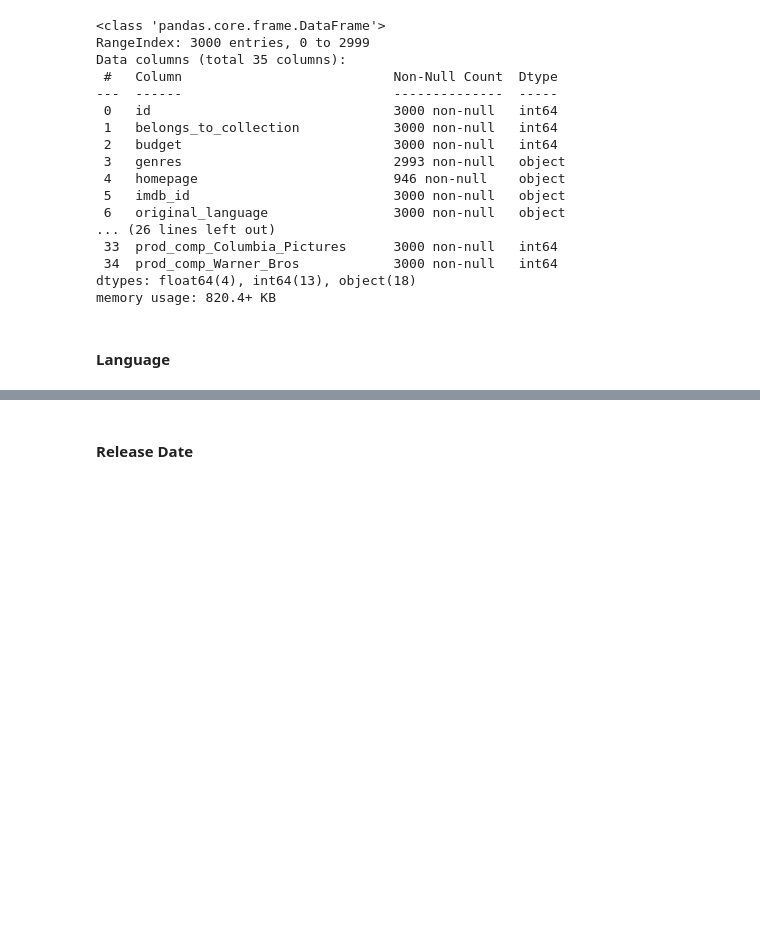
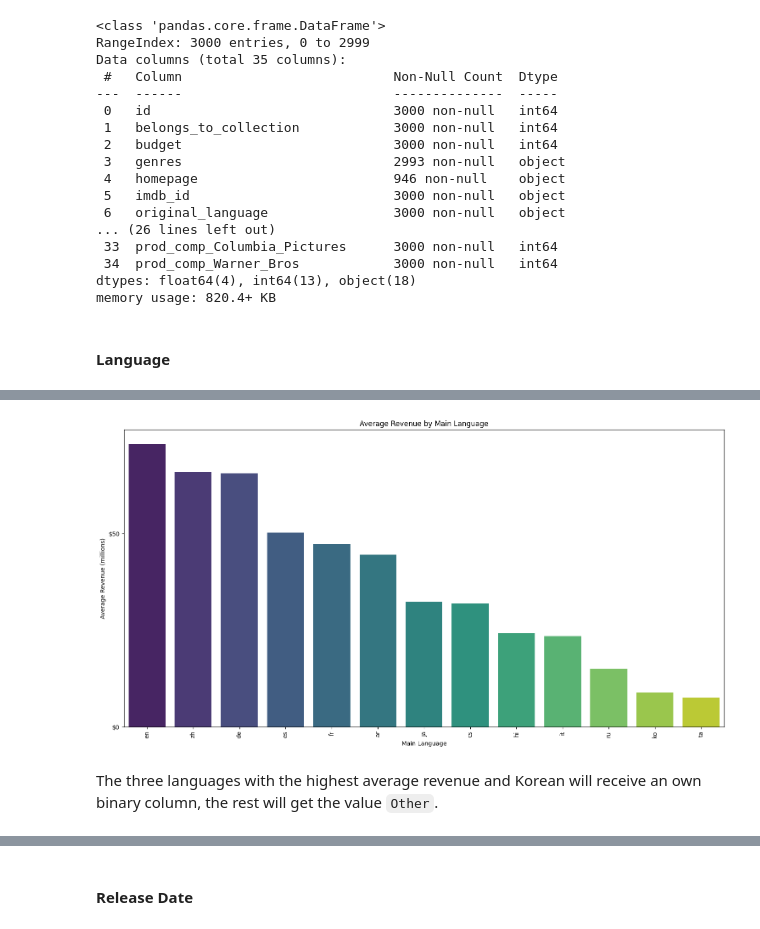
Before and after one commit to 1oannis/tmdb-machine-learning, a Jupyter notebook: tmdb.ipynb, the cells around one changed output, grey strips where cells are left out. Cells and saved outputs as stored; diff of their text form; code cells hidden in the pictures; blank space fills up the shorter version.

Commit message:
feat add language and gradient boosting

```diff
--- a/tmdb.ipynb
+++ b/tmdb.ipynb
@@ -443,0 +455,12 @@ memory usage: 820.4+ KB
+# %%
+# Create a new column 'main_language' with the iso_639_1 value of the first index
+train['main_language'] = train['spoken_languages'].apply(lambda x: ast.literal_eval(x)[0]['iso_639_1'] if pd.notna(x) and ast.literal_eval(x) else None)
+
+# Correct 'cn' to 'zh'
+train['main_language'] = train['main_language'].replace({'cn': 'zh'})
+
+# Count the occurrences of each main language
+main_language_counts = train['main_language'].value_counts()
+
+# Print the ordered list
+main_language_counts.head(10)
@@ -443,0 +480,27 @@ memory usage: 820.4+ KB
+# %%
+# Filter main languages with more than 10 appearances
+valid_languages = main_language_counts[main_language_counts > 10].index
+
+# Filter the train dataframe to include only valid languages
+filtered_train = train[train['main_language'].isin(valid_languages)]
+
+# Calculate the average revenue for each main language
+language_revenue = filtered_train.groupby('main_language')['revenue'].mean().reset_index()
+
+# Sort the languages by average revenue in descending order
+language_revenue = language_revenue.sort_values(by='revenue', ascending=False)
+
+# Plot the data
+plt.figure(figsize=(15, 8))
+sns.barplot(data=language_revenue, y='revenue', x='main_language', hue='main_language', palette='viridis')
+plt.ylabel('Average Revenue (millions)')
+plt.xlabel('Main Language')
+plt.title('Average Revenue by Main Language')
+plt.yticks(np.arange(0, language_revenue['revenue'].max(), step=50000000), [f'${int(x//1000000):,}' for x in np.arange(0, language_revenue['revenue'].max(), step=50000000)])
+plt.xticks(rotation=90)
+plt.tight_layout()
+plt.show()
+# %% [output]
+[figure, added]
+# %% [markdown]
+The three languages with the highest average revenue and Korean will receive an own binary column, the rest will get the value `Other`.
```
Also changed, not shown: parts of 19 cells of this notebook.
